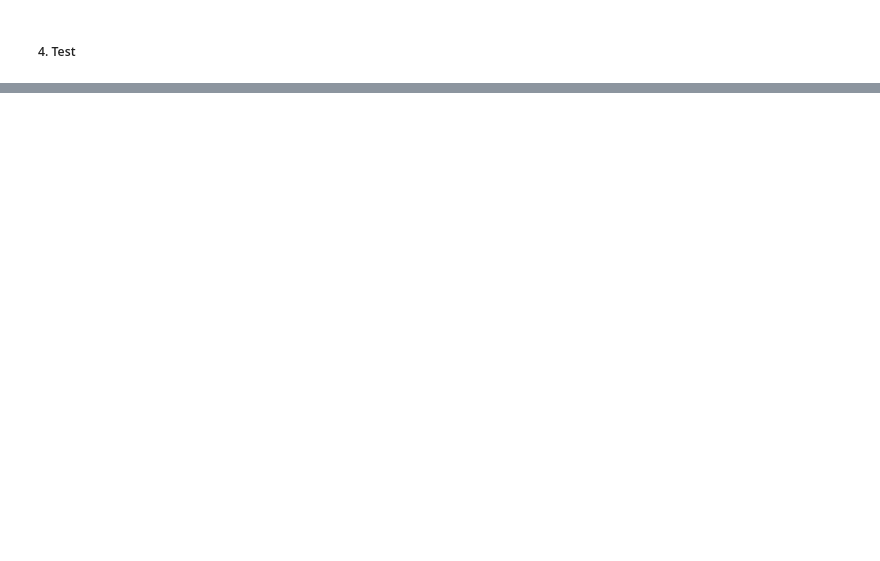
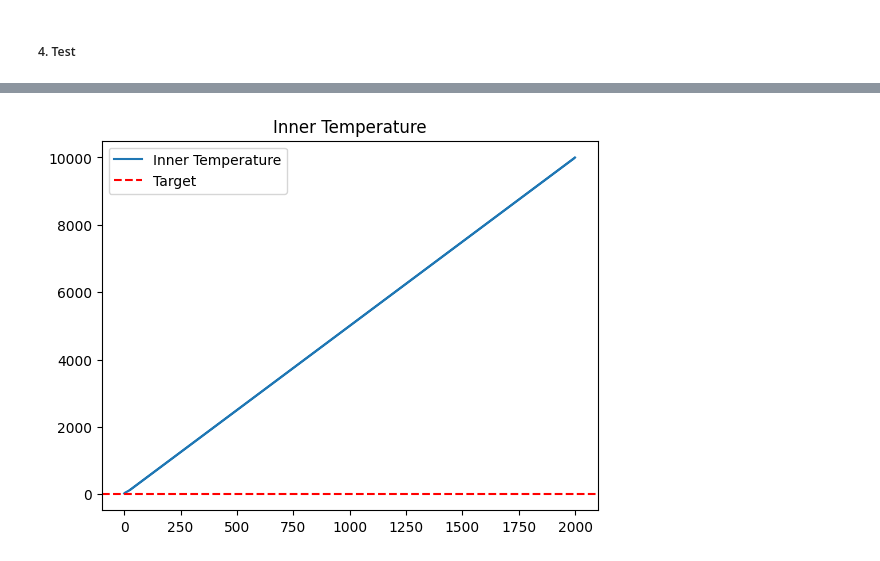
Before and after one commit to swhors/mlops_jupyter_notebooks, a Jupyter notebook: notebook/DryingOven/SampleModeling_v1.1.ipynb, the cells around one changed output, grey strips where cells are left out. Saved outputs shown, nothing was run; the diff lists cells and outputs as text; code cells hidden in the pictures; blank space fills up the shorter version.

```diff
--- a/notebook/DryingOven/SampleModeling_v1.1.ipynb
+++ b/notebook/DryingOven/SampleModeling_v1.1.ipynb
@@ -8,21 +7,7 @@
 # ----------------------------------------------------
 # Global 변수 선언
 # ----------------------------------------------------
-import os
-import sys
-from pathlib import Path
-from datetime import datetime
 
-csv_file_pathname = lambda: f".{os.sep}data{os.sep}drying_oven_sensor_v1.1_{datetime.now().strftime('%Y%m%d_%H%M%S')}.csv"
-model_path_name = lambda: f".{os.sep}model{os.sep}ppo_dryer_control_v1.1_{datetime.now().strftime('%Y%m%d_%H%M%S')}.pth"
-global_num_samples = 50000
-parent_dir = os.path.dirname(os.getcwd())
-project_home_dir = str(Path.cwd().parent.parent)
-venv_name = "samplemodelingv1.1"
-
-reward_gen_fn="lib/reward/dryer_oven/gen_reward_v1.py"
-reward_gen_fn = reward_gen_fn.replace("/", os.sep)
-reward_gen_fn_pythonfile = project_home_dir + os.sep + reward_gen_fn
-simulation_cls_pathname = "lib/simulate/dryer_oven_simulation.py"
-simulation_cls_pathname = simulation_cls_pathname.replace("/", os.sep)
-simulation_cls_pathname = project_home_dir + os.sep + simulation_cls_pathname
+csv_file_name = "./drying_oven_sensor_v1.1.csv"
+model_path_name = "./ppo_dryer_control_v1.1.pth"
+global_num_samples = 10000
@@ -458,64 +460,47 @@ Trained model saved at: ./model/ppo_dryer_control_v1.1_20260330_093131.pth
 # %%
 import numpy as np
 import matplotlib.pyplot as plt
-from stable_baselines3 import PPO
-# from lib.callback.ppo_event_callback import PPOEventCallback
-from stable_baselines3.common.vec_env import DummyVecEnv
 
-inner_temp_history = []
+innert_temp_history = []
 action_history = []
 reward_history = []
-repeat_cnt = 20
-learn_timesteps = 1
-trained_model_path_name ="./model/ppo_dryer_control_v1.1_20260329_231930.pth"  # 방금 저장한 모델 경로 사용
+repeat_cnt = 100
 
-def test_model(model_path_name, repeat_cnt=100, reward_gen_fn_pathname=None):
+def test_model(model_path_name="recurrent_ppo_dryer_control", repeat_cnt=100):
     # 저장된 모델 로드 및 테스트
+    env = DryerEnv()
+    model = PPO.load(model_path_name)
+    model.env = env
 
-    # 1. 원본 환경 생성
-    base_env = DryerEnv(reward_gen_fn_pathname=reward_gen_fn_pathname)
-    env = DummyVecEnv([lambda: base_env])
-    model = PPO.load(model_path_name)
-    # 2. Monitor 래핑 (표준 규격 및 로그 기록)
-    model.env = env
-    obs = model.env.reset()
-
-    in_obs = obs
-    print(f"in_obs = {in_obs}")
-
-    inner_temp_history.append(in_obs[0][1])
+    # obs, _ = env.reset()
+    obs = env.state
 
     for i in range(repeat_cnt):
         # 모델 예측 (deterministic=True: 가장 확률 높은 액션 선택)
-        print(f"Step {i}: In ={in_obs}[{type(in_obs)}]")
-        action, _ = model.predict(
-            in_obs,
+        in_obs = obs
+        in_inner_temp = obs[0]
+        action, lstm_states = model.predict(
+            obs,
             deterministic=True
         )
-        step_results = model.env.step(action)
-        print(f'step_results = {step_results}, {type(step_results)}')
-        predict_obs = step_results[0][0].tolist()
-        in_obs = [predict_obs]
-        reward = step_results[1][0]
-        print(f"Step {i}: In ={predict_obs}, Action={action}, Reward={reward:.2f}")
-        if i > 0 and i % learn_timesteps == 0:
-            print(f"Step {i}: Learning from experience...")
-            model.learn(total_timesteps=learn_timesteps, reset_num_timesteps=False, log_interval=None)
-        inner_temp_history.append(predict_obs[1])
-        action_history.append(int(action.item()))
+        action = int(action)
+        obs, reward, terminated, truncated, _ = model.env.step(action)
+        out_obs = obs
+        if i % 1 == 0:
+            print( f"Step {i}: In ={in_obs}, Action={action}, Reward={reward:.2f}")
+            print( f"Step {i}: Out={out_obs}, Action={action}, Reward={reward:.2f}")
+            model.learn()
+        innert_temp_history.append(in_inner_temp)
+        innert_temp_history.append(obs[0])
+        action_history.append(action)
         reward_history.append(reward)
 
         # if terminated or truncated:
         #     break
 
+test_model(model_path_name=model_path_name, repeat_cnt=1000)
 
-print(f"Testing model {trained_model_path_name} for {repeat_cnt} steps...")
-
-test_model(model_path_name=trained_model_path_name,
-           repeat_cnt=1000,
-           reward_gen_fn_pathname=reward_gen_fn_pythonfile)
-
-plt.plot(inner_temp_history, label='Inner Temperature')
+plt.plot(innert_temp_history, label='Inner Temperature')
 plt.axhline(15, color='r', linestyle='--', label='Target')
 plt.title("Inner Temperature")
 plt.legend()
@@ -525,0 +526 @@ NameError: name 'DummyVecEnv' is not defined
+[figure, added]
```
Also changed, not shown: parts of 8 cells of this notebook, 4 other files.
